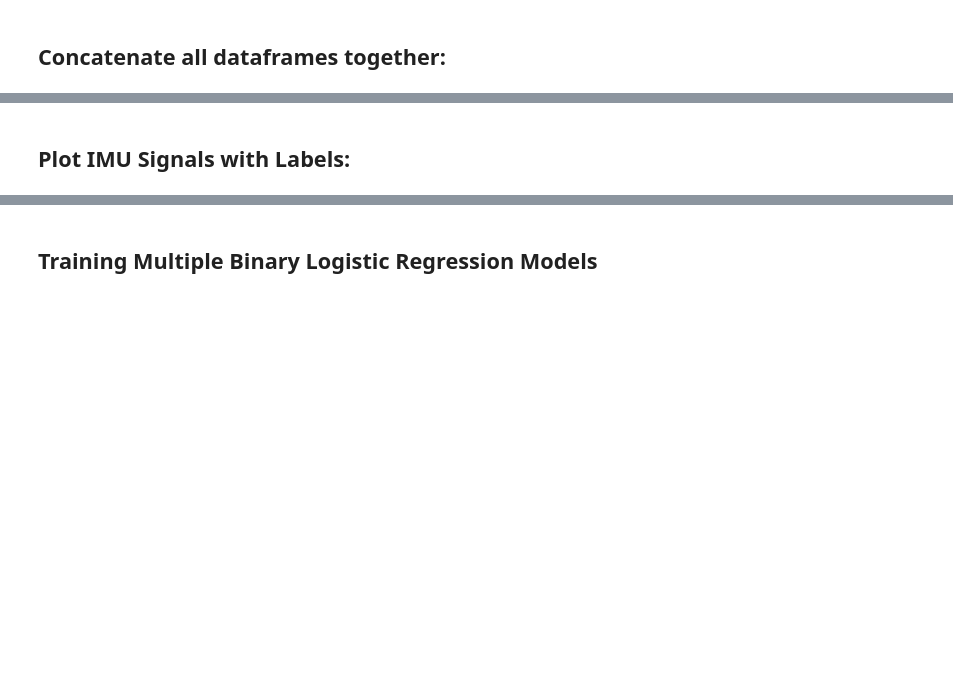
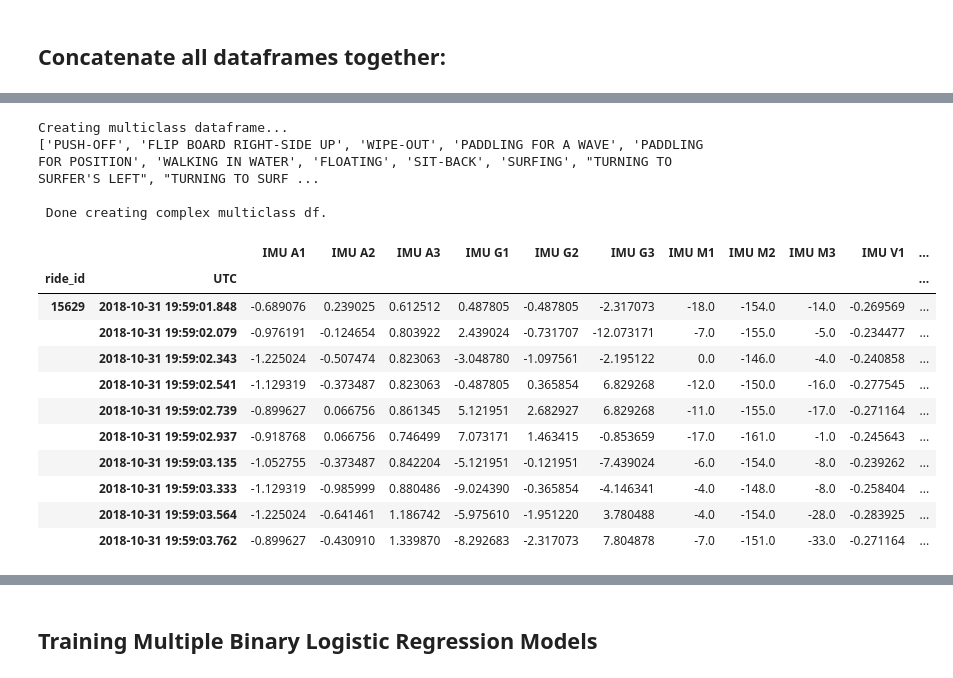
Before and after one commit to pjsimmon/CSE_199H-ML-Predicting-Surfer-Motion, a Jupyter notebook: Concatenated_Multiclass_LR.ipynb, the cells around one changed output, grey strips where cells are left out. Drawn from its saved outputs; the diff is of its cells as text; code cells hidden in the pictures; blank space fills up the shorter version.

```diff
--- a/Concatenated_Multiclass_LR.ipynb
+++ b/Concatenated_Multiclass_LR.ipynb
@@ -577,7 +577,7 @@ pd.options.display.max_columns = 5000
 #motion_df_simple.head(10)
 # %%
 #Test one before doing all:
-labelled_df = label_complex_data('Footage.txt', v_dataframe_collection['15629'], sync_threshold = 20000)
+labelled_df = label_complex_data('Footage.txt', g_dataframe_collection['15629'], sync_threshold = 20000)
 list(labelled_df)
 
 #new_labelled_df = pd.concat([dataframe_collection['15629'], labelled_df, axis = 1)
@@ -605,7 +605,7 @@ footage_ride_zip = zip(footage_files, ride_ids_array)
 labelled_dataframe_collection = {}
 
 for ftf, ride in footage_ride_zip:
-    labelled_df = label_complex_data(ftf, v_dataframe_collection[ride], sync_threshold = 20000)
+    labelled_df = label_complex_data(ftf, g_dataframe_collection[ride], sync_threshold = 20000)
     labelled_dataframe_collection.update({ride:labelled_df})
 
 
@@ -729,0 +728,8 @@ Printing dataframe...
+# %%
+#Only keep the necessary input features:
+
+#list(df_concatenated.iloc[:, 0:16])
+
+multiclass_df = df_concatenated.drop(columns=["Time", "TimeDelta"])
+multiclass_df = multiclass_df.iloc[:, 0:15]
+list(multiclass_df)
@@ -730,2 +752,49 @@ Printing dataframe...
+# %%
+print("Creating multiclass dataframe...")
+
+parse_df = df_concatenated.iloc[:, 17:-1]
+print(list(parse_df))
+
+#Parse the columns of the original dataframe to extract labels into a single column for the new multiclass df.
+def parse_func(x):
+    l=[]
+    val = 1
+    for col in parse_df:
+        if x[col] == val:
+            l.append(col)
+
+    return pd.Series(l)
+
+parse_df = parse_df.apply(parse_func, axis=1)
+#print(parse_df.head(10))
+
+#Concatenate the parse column with the multiclass dataframe.
+complex_multiclass_df = pd.concat([multiclass_df, parse_df], axis=1, sort=False)
+
+#Rename labelled column:
+col_names = list(complex_multiclass_df)
+col_names[-1] = "Complex_Label"
+complex_multiclass_df.columns = col_names
+
+print("\n Done creating complex multiclass df.")
+
+complex_multiclass_df.head(10)
+# %% [output]
+Creating multiclass dataframe...
+['PUSH-OFF', 'FLIP BOARD RIGHT-SIDE UP', 'WIPE-OUT', 'PADDLING FOR A WAVE', 'PADDLING FOR POSITION', 'WALKING IN WATER', 'FLOATING', 'SIT-BACK', 'SURFING', "TURNING TO SURFER'S LEFT", "TURNING TO SURF ...
+
+ Done creating complex multiclass df.
+|  |  | IMU A1 | IMU A2 | IMU A3 | IMU G1 | IMU G2 | IMU G3 | IMU M1 | IMU M2 | IMU M3 | IMU V1 | ... |
+| ride_id | UTC |  |  |  |  |  |  |  |  |  |  | ... |
+| 15629 | 2018-10-31 19:59:01.848 | -0.689076 | 0.239025 | 0.612512 | 0.487805 | -0.487805 | -2.317073 | -18.0 | -154.0 | -14.0 | -0.269569 | ... |
+|  | 2018-10-31 19:59:02.079 | -0.976191 | -0.124654 | 0.803922 | 2.439024 | -0.731707 | -12.073171 | -7.0 | -155.0 | -5.0 | -0.234477 | ... |
+|  | 2018-10-31 19:59:02.343 | -1.225024 | -0.507474 | 0.823063 | -3.048780 | -1.097561 | -2.195122 | 0.0 | -146.0 | -4.0 | -0.240858 | ... |
+|  | 2018-10-31 19:59:02.541 | -1.129319 | -0.373487 | 0.823063 | -0.487805 | 0.365854 | 6.829268 | -12.0 | -150.0 | -16.0 | -0.277545 | ... |
+|  | 2018-10-31 19:59:02.739 | -0.899627 | 0.066756 | 0.861345 | 5.121951 | 2.682927 | 6.829268 | -11.0 | -155.0 | -17.0 | -0.271164 | ... |
+|  | 2018-10-31 19:59:02.937 | -0.918768 | 0.066756 | 0.746499 | 7.073171 | 1.463415 | -0.853659 | -17.0 | -161.0 | -1.0 | -0.245643 | ... |
+|  | 2018-10-31 19:59:03.135 | -1.052755 | -0.373487 | 0.842204 | -5.121951 | -0.121951 | -7.439024 | -6.0 | -154.0 | -8.0 | -0.239262 | ... |
+|  | 2018-10-31 19:59:03.333 | -1.129319 | -0.985999 | 0.880486 | -9.024390 | -0.365854 | -4.146341 | -4.0 | -148.0 | -8.0 | -0.258404 | ... |
+|  | 2018-10-31 19:59:03.564 | -1.225024 | -0.641461 | 1.186742 | -5.975610 | -1.951220 | 3.780488 | -4.0 | -154.0 | -28.0 | -0.283925 | ... |
+|  | 2018-10-31 19:59:03.762 | -0.899627 | -0.430910 | 1.339870 | -8.292683 | -2.317073 | 7.804878 | -7.0 | -151.0 | -33.0 | -0.271164 | ... |
 # %%
 ##Now perform ML models on concatenated files:
@@ -763,2 +800,0 @@ for col_name in list(df_converted):
-# %% [markdown]
-## Plot IMU Signals with Labels:
```
Also changed, not shown: parts of 29 cells of this notebook.
